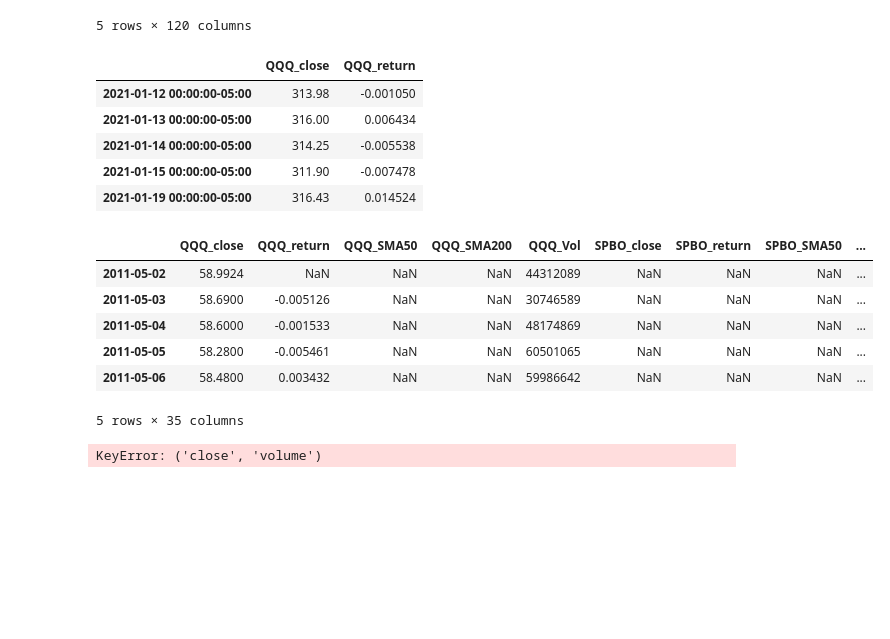
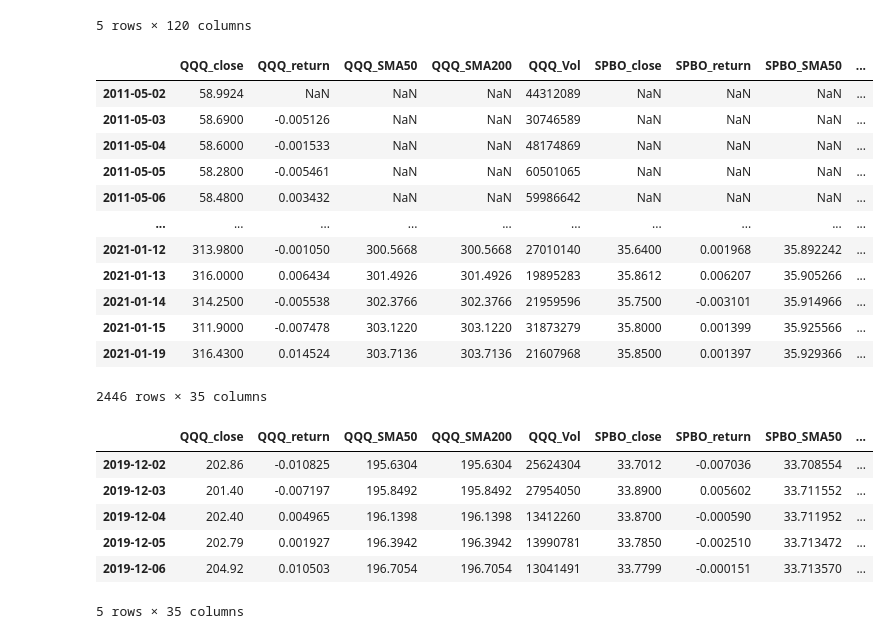
Before and after one commit to ummearusha/Insuring_Insurance_Payments, a Jupyter notebook: Code_Feng1.ipynb, the cells around one changed output. Drawn from its saved outputs; the diff is of its cells as text; code cells hidden in the pictures; blank space fills up the shorter version.

Commit message:
update data

```diff
--- a/SharpeRatio_Umme-Copy1.ipynb
+++ b/Code_Feng1.ipynb
@@ -104,19 +104,6 @@ df_ETFs.head()
 | 2020-01-07 05:00:00+00:00 | 299.84 | 300.9000 | 297.480 | 298.27 | 24353387 | 1904.50 | 1913.8900 | 1892.0433 | 1906.86 | 3638680 | ... | ... |
 | 2020-01-08 05:00:00+00:00 | 297.16 | 304.4399 | 297.156 | 303.15 | 28984028 | 1898.68 | 1910.9999 | 1886.4448 | 1892.09 | 3032612 | ... | ... |
 5 rows × 120 columns
-# %%
-df_closing = pd.DataFrame()
-df_closing["QQQ_close"] = df_ETFs["QQQ"]["close"]
-df_closing["QQQ_return"] = df_ETFs["QQQ"]["close"].pct_change()
-
-df_closing.tail()
-# %% [output]
-|  | QQQ_close | QQQ_return |
-| 2021-01-12 00:00:00-05:00 | 313.98 | -0.001050 |
-| 2021-01-13 00:00:00-05:00 | 316.00 | 0.006434 |
-| 2021-01-14 00:00:00-05:00 | 314.25 | -0.005538 |
-| 2021-01-15 00:00:00-05:00 | 311.90 | -0.007478 |
-| 2021-01-19 00:00:00-05:00 | 316.43 | 0.014524 |
 # %%
 short_window = 50
 long_window = 200
@@ -126,44 +113,44 @@ df_closing = pd.DataFrame()
 df_closing["QQQ_close"] = df_ETFs["QQQ"]["close"]
 df_closing["QQQ_return"] = df_ETFs["QQQ"]["close"].pct_change()
 df_closing["QQQ_SMA50"] = df_closing["QQQ_close"].rolling(window=short_window).mean()
-df_closing["QQQ_SMA200"] = df_closing["QQQ_close"].rolling(window=short_window).mean()
+df_closing["QQQ_SMA200"] = df_closing["QQQ_close"].rolling(window=long_window).mean()
 df_closing["QQQ_Vol"] = df_ETFs["QQQ"]["volume"]
 
 df_closing["SPBO_close"] = df_ETFs["SPBO"]["close"]
 df_closing["SPBO_return"] = df_ETFs["SPBO"]["close"].pct_change()
 df_closing["SPBO_SMA50"] = df_closing["SPBO_close"].rolling(window=short_window).mean()
-df_closing["SPBO_SMA200"] = df_closing["SPBO_close"].rolling(window=short_window).mean()
+df_closing["SPBO_SMA200"] = df_closing["SPBO_close"].rolling(window=long_window).mean()
 df_closing["SPBO_Vol"] = df_ETFs["SPBO"]["volume"]
 
 df_closing["VNQ_close"] = df_ETFs["VNQ"]["close"]
 df_closing["VNQ_return"] = df_ETFs["VNQ"]["close"].pct_change()
 df_closing["VNQ_SMA50"] = df_closing["VNQ_close"].rolling(window=short_window).mean()
-df_closing["VNQ_SMA200"] = df_closing["VNQ_close"].rolling(window=short_window).mean()
+df_closing["VNQ_SMA200"] = df_closing["VNQ_close"].rolling(window=long_window).mean()
 df_closing["VNQ_Vol"] = df_ETFs["VNQ"]["volume"]
 
 
 df_closing["USO_close"] = df_ETFs["USO"]["close"]
 df_closing["USO_return"] = df_ETFs["USO"]["close"].pct_change()
 df_closing["USO_SMA50"] = df_closing["USO_close"].rolling(window=short_window).mean()
-df_closing["USO_SMA200"] = df_closing["USO_close"].rolling(window=short_window).mean()
+df_closing["USO_SMA200"] = df_closing["USO_close"].rolling(window=long_window).mean()
 df_closing["USO_Vol"] = df_ETFs["USO"]["volume"]
 
 df_closing["PZA_close"] = df_ETFs["PZA"]["close"]
 df_closing["PZA_return"] = df_ETFs["PZA"]["close"].pct_change()
 df_closing["PZA_SMA50"] = df_closing["PZA_close"].rolling(window=short_window).mean()
-df_closing["PZA_SMA200"] = df_closing["PZA_close"].rolling(window=short_window).mean()
+df_closing["PZA_SMA200"] = df_closing["PZA_close"].rolling(window=long_window).mean()
 df_closing["PZA_Vol"] = df_ETFs["PZA"]["volume"]
 
 df_closing["VMBS_close"] = df_ETFs["VMBS"]["close"]
 df_closing["VMBS_return"] = df_ETFs["VMBS"]["close"].pct_change()
 df_closing["VMBS_SMA50"] = df_closing["VMBS_close"].rolling(window=short_window).mean()
-df_closing["VMBS_SMA200"] = df_closing["VMBS_close"].rolling(window=short_window).mean()
+df_closing["VMBS_SMA200"] = df_closing["VMBS_close"].rolling(window=long_window).mean()
 df_closing["VMBS_Vol"] = df_ETFs["VMBS"]["volume"]
 
 df_closing["TLT_close"] = df_ETFs["TLT"]["close"]
 df_closing["TLT_return"] = df_ETFs["TLT"]["close"].pct_change()
 df_closing["TLT_SMA50"] = df_closing["TLT_close"].rolling(window=short_window).mean()
-df_closing["TLT_SMA200"] = df_closing["TLT_close"].rolling(window=short_window).mean()
+df_closing["TLT_SMA200"] = df_closing["TLT_close"].rolling(window=long_window).mean()
 df_closing["TLT_Vol"] = df_ETFs["TLT"]["volume"]
 
 df_closing.index = df_closing.index.date
@@ -172,12 +159,18 @@ df_closing.head()
 # Output the data to CSV
 df_closing.to_csv("Resources/Data_ETFs.csv", encoding='utf-8', index=True)
 # %%
-df_closing.head()
+df_closing
 # %% [output]
 |  | QQQ_close | QQQ_return | QQQ_SMA50 | QQQ_SMA200 | QQQ_Vol | SPBO_close | SPBO_return | SPBO_SMA50 | ... |
 | 2011-05-02 | 58.9924 | NaN | NaN | NaN | 44312089 | NaN | NaN | NaN | ... |
 | 2011-05-03 | 58.6900 | -0.005126 | NaN | NaN | 30746589 | NaN | NaN | NaN | ... |
 | 2011-05-04 | 58.6000 | -0.001533 | NaN | NaN | 48174869 | NaN | NaN | NaN | ... |
 | 2011-05-05 | 58.2800 | -0.005461 | NaN | NaN | 60501065 | NaN | NaN | NaN | ... |
 | 2011-05-06 | 58.4800 | 0.003432 | NaN | NaN | 59986642 | NaN | NaN | NaN | ... |
+| ... | ... | ... | ... | ... | ... | ... | ... | ... | ... |
+| 2021-01-12 | 313.9800 | -0.001050 | 300.5668 | 300.5668 | 27010140 | 35.6400 | 0.001968 | 35.892242 | ... |
+| 2021-01-13 | 316.0000 | 0.006434 | 301.4926 | 301.4926 | 19895283 | 35.8612 | 0.006207 | 35.905266 | ... |
+| 2021-01-14 | 314.2500 | -0.005538 | 302.3766 | 302.3766 | 21959596 | 35.7500 | -0.003101 | 35.914966 | ... |
+| 2021-01-15 | 311.9000 | -0.007478 | 303.1220 | 303.1220 | 31873279 | 35.8000 | 0.001399 | 35.925566 | ... |
+| 2021-01-19 | 316.4300 | 0.014524 | 303.7136 | 303.7136 | 21607968 | 35.8500 | 0.001397 | 35.929366 | ... |
-5 rows × 35 columns
+2446 rows × 35 columns
@@ -192,19 +177,11 @@ df_closing["TLT_Vol"] = df_ETFs["TLT"]["volume"]
-# %%
-df_closing = pd.DataFrame()
-
-# Fetch the closing prices of KO and TSLA
-
-df_closing["QQQ"] = df_ETFs["QQQ"][["close"]["volume"]
-df_closing["SPBO"] = df_ETFs["SPBO"]["close","volume"]
-df_closing["VNQ"] = df_ETFs["VNQ"]["close","volume"]
-df_closing["USO"] = df_ETFs["USO"]["close","volume"]
-df_closing["PZA"] = df_ETFs["PZA"]["close","volume"]
-df_closing["VMBS"] = df_ETFs["VMBS"]["close","volume"]
-df_closing["TLT"] = df_ETFs["TLT"]["close","volume"]
-
-# Drop the time component of the date
-df_closing.index = df_closing.index.date
-
-df_closing.head()
-# %% [output]
-KeyError: ('close', 'volume')
+# %%
+df_closing1 = df_closing.dropna()
+df_closing1.head()
+# %% [output]
+|  | QQQ_close | QQQ_return | QQQ_SMA50 | QQQ_SMA200 | QQQ_Vol | SPBO_close | SPBO_return | SPBO_SMA50 | ... |
+| 2019-12-02 | 202.86 | -0.010825 | 195.6304 | 195.6304 | 25624304 | 33.7012 | -0.007036 | 33.708554 | ... |
+| 2019-12-03 | 201.40 | -0.007197 | 195.8492 | 195.8492 | 27954050 | 33.8900 | 0.005602 | 33.711552 | ... |
+| 2019-12-04 | 202.40 | 0.004965 | 196.1398 | 196.1398 | 13412260 | 33.8700 | -0.000590 | 33.711952 | ... |
+| 2019-12-05 | 202.79 | 0.001927 | 196.3942 | 196.3942 | 13990781 | 33.7850 | -0.002510 | 33.713472 | ... |
+| 2019-12-06 | 204.92 | 0.010503 | 196.7054 | 196.7054 | 13041491 | 33.7799 | -0.000151 | 33.713570 | ... |
+5 rows × 35 columns
```
Also changed, not shown: parts of 3 cells of this notebook, 3 other files.
